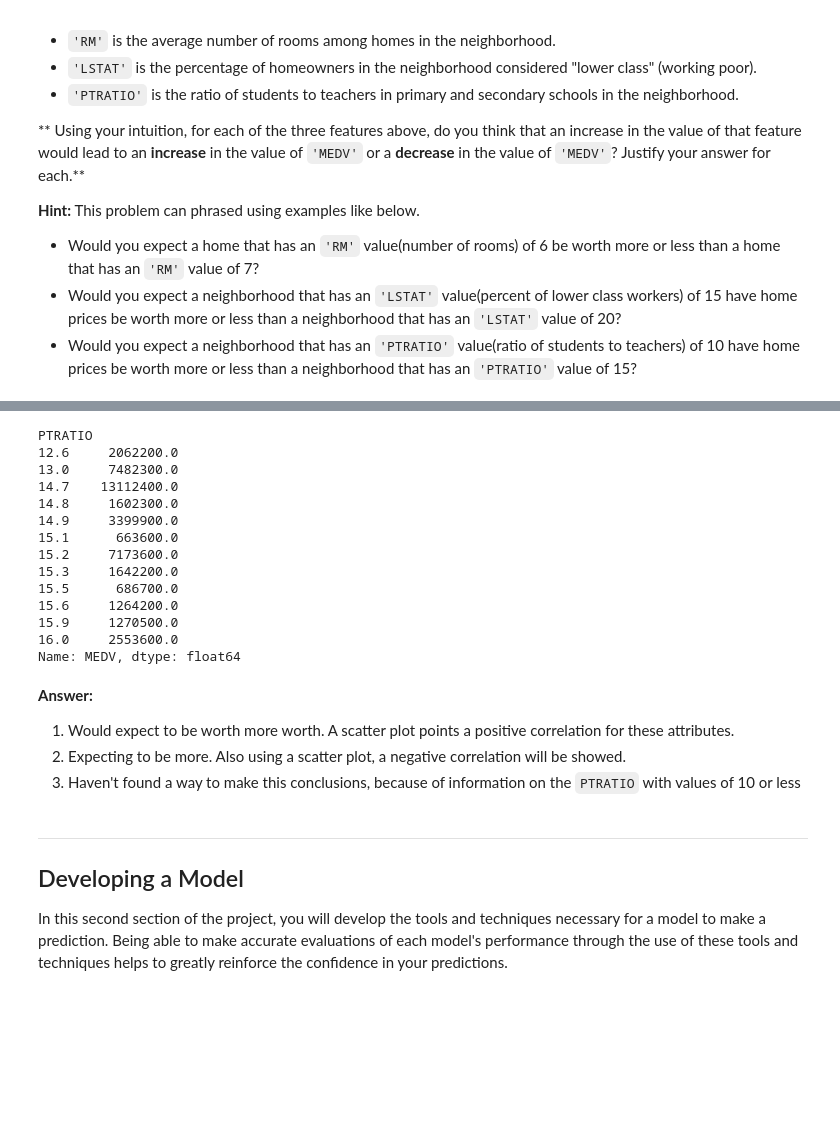
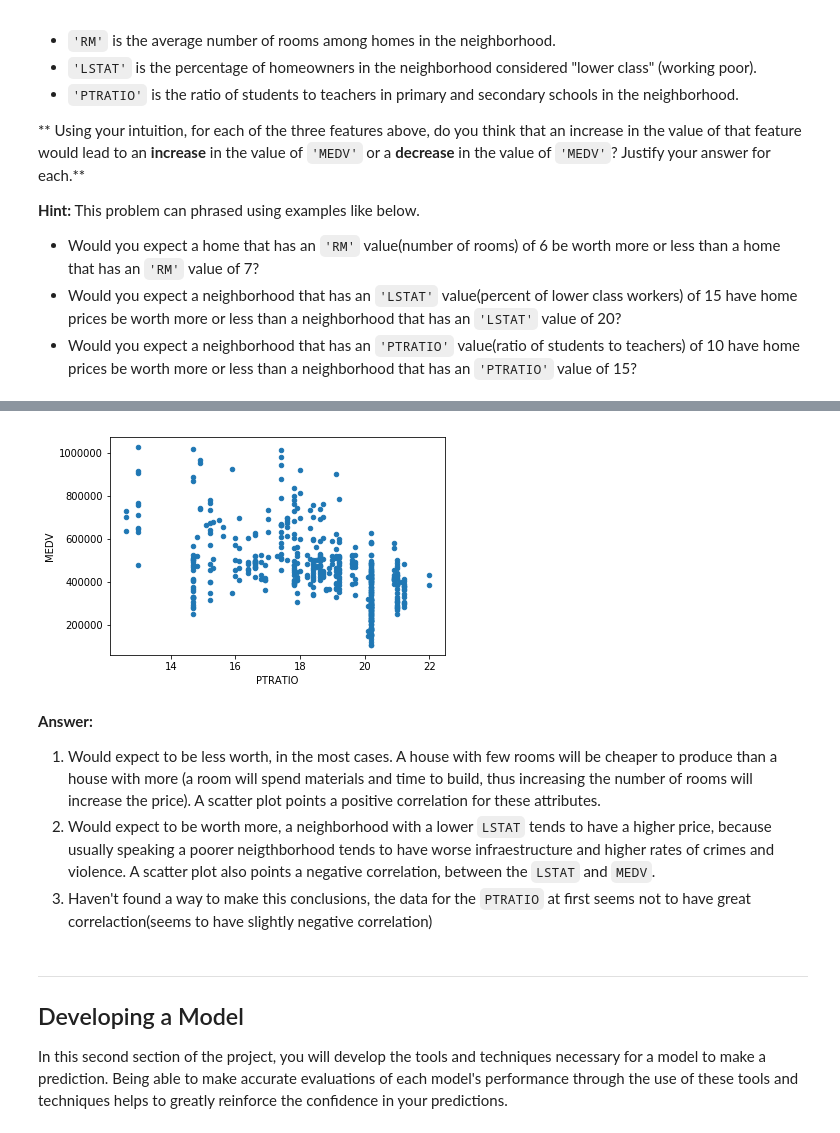
Before and after one commit to suviano/BostonHousing, a Jupyter notebook: boston_housing.ipynb, the cells around one changed output, grey strips where cells are left out. Saved outputs shown, nothing was run; the diff lists cells and outputs as text; code cells hidden in the pictures; blank space fills up the shorter version.

```diff
--- a/boston_housing.ipynb
+++ b/boston_housing.ipynb
@@ -130,32 +171,13 @@ data_lstat_range.plot(x='LSTAT', y='MEDV', kind='scatter');
-# %%
-# Would you expect a neighborhood that has an 'PTRATIO' value(ratio of students to teachers)
-# of 10 have home prices be worth more or less than a neighborhood that has an 'PTRATIO' value of 15?
-data_ptration = data[data['PTRATIO'] <= 16]
-data_ptration_group = data_ptration.groupby('PTRATIO')
-
-# data_ptration.plot(x='PTRATIO', y='MEDV', kind='bar');
-data_ptration_group['MEDV'].sum()
-# %% [output]
-PTRATIO
-12.6     2062200.0
-13.0     7482300.0
-14.7    13112400.0
-14.8     1602300.0
-14.9     3399900.0
-15.1      663600.0
-15.2     7173600.0
-15.3     1642200.0
-15.5      686700.0
-15.6     1264200.0
-15.9     1270500.0
-16.0     2553600.0
-Name: MEDV, dtype: float64
-# %% [markdown]
-**Answer:**
-
-1. Would expect to be worth more worth. A scatter plot points a positive correlation for these attributes.
-2. Expecting to be more. Also using a scatter plot, a negative correlation will be showed.
-3. Haven't found a way to make this conclusions, because of information on the `PTRATIO` with values of 10 or less
+# %%
+data.plot(x='PTRATIO', y='MEDV', kind='scatter');
+# %% [output]
+[figure, added]
+# %% [markdown]
+**Answer:**
+
+1. Would expect to be less worth, in the most cases. A house with few rooms will be cheaper to produce than a house with more (a room will spend materials and time to build, thus increasing the number of rooms will increase the price). A scatter plot points a positive correlation for these attributes.
+2. Would expect to be worth more, a neighborhood with a lower `LSTAT` tends to have a higher price, because usually speaking a poorer neigthborhood tends to have worse infraestructure and higher rates of crimes and violence. A scatter plot also points a negative correlation, between the `LSTAT` and `MEDV`.
+3. Haven't found a way to make this conclusions, the data for the `PTRATIO` at first seems not to have great  correlaction(seems to have slightly negative correlation)
 # %% [markdown]
 ----
 
```
Also changed, not shown: parts of 4 cells of this notebook.
